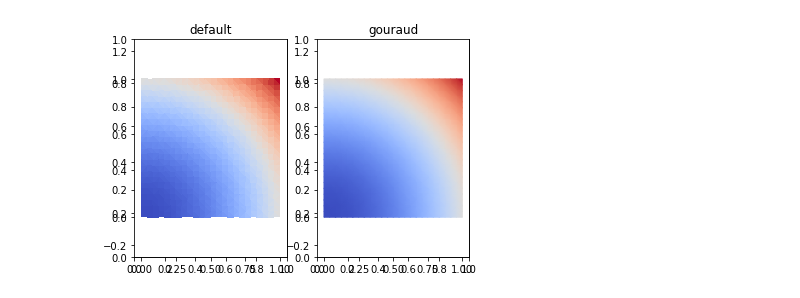
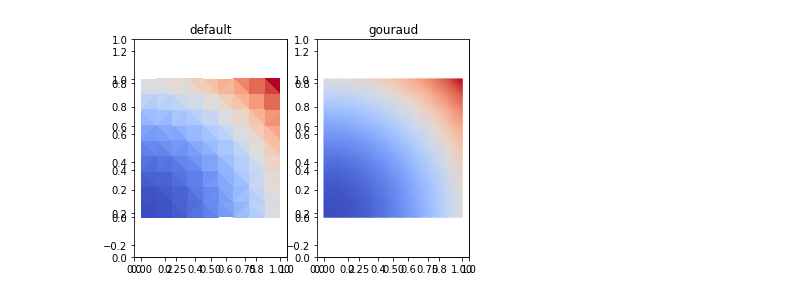
Before and after one commit to CorbinFoucart/FEMexperiment, a Jupyter notebook: app/mpl_bug.ipynb, the cells around one changed output. Cells and saved outputs as stored; diff of their text form; code cells hidden in the pictures.

```diff
--- a/app/mpl_bug.ipynb
+++ b/app/mpl_bug.ipynb
@@ -7,36 +7,36 @@ import matplotlib.tri as mtri
 %config InlineBackend.figure_format = 'png'
 
 # Mesh
-N = 25
+N = 10
 x, y = np.linspace(0, 1, N), np.linspace(0, 1, N)
 X, Y = np.meshgrid(x, y)
 
 # simple function over the mesh
 Z = X**2 + Y**2
 
 # triangulate
 tri = mtri.Triangulation(X.ravel(), Y.ravel())
 
 # plot
 fig, ax = plt.subplots(1, 2)
 
 # default
 ax = fig.add_subplot(1, 2, 1)
 ax.tripcolor(tri, Z.ravel(),
                    cmap=plt.cm.coolwarm)
 ax.set_title('default')
 ax.axis('equal')
 
 # gouraud
 ax = fig.add_subplot(1, 2, 2)
 ax.tripcolor(tri, Z.ravel(),
                    cmap=plt.cm.coolwarm,
                    shading='gouraud')
 ax.set_title('gouraud')
 ax.axis('equal')
 plt.show()
 # %% [output]
-[figure, old version]
+[figure, new version]
 # %%
 %config InlineBackend.figure_format = 'svg'
 # Mesh
```
Also changed, not shown: parts of 1 cell of this notebook.
